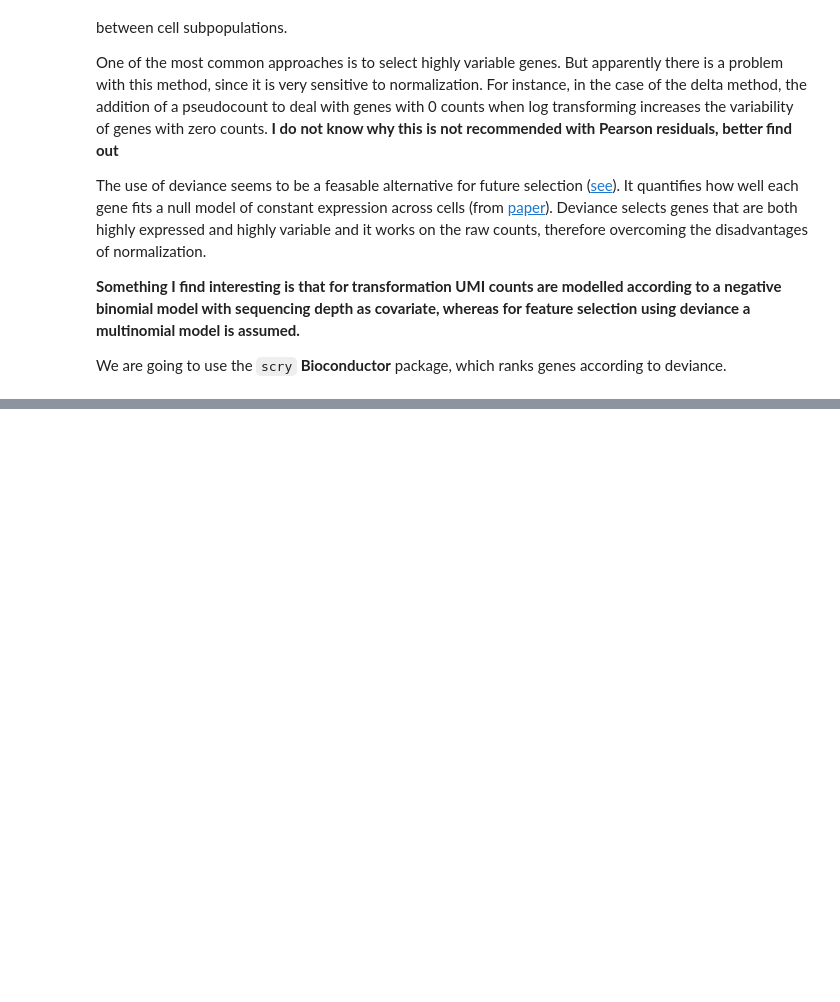
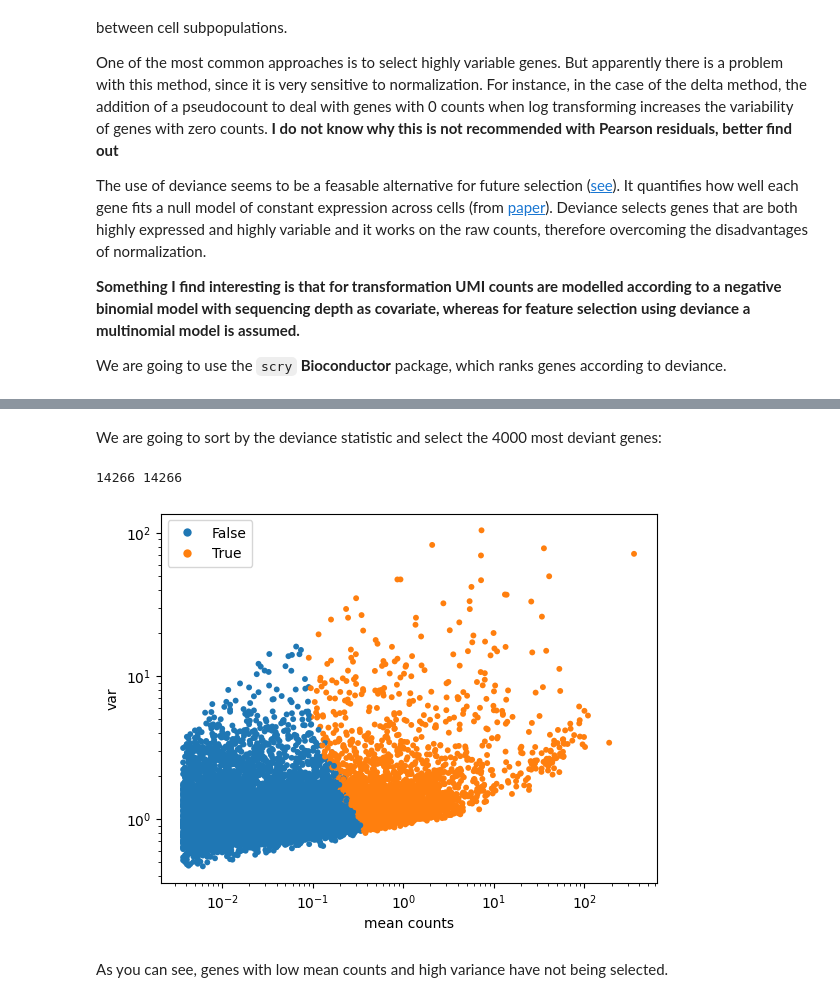
Before and after one commit to FernandoDuarteF/Jupyter-scRNA-seq, a Jupyter notebook: preprocessing/preprocessing.ipynb, the cells around one changed output, grey strips where cells are left out. Drawn from its saved outputs; the diff is of its cells as text; code cells hidden in the pictures; blank space fills up the shorter version.

```diff
--- a/preprocessing/preprocessing.ipynb
+++ b/preprocessing/preprocessing.ipynb
@@ -155,0 +231,18 @@ We are going to use the ``scry`` **Bioconductor** package, which ranks genes acc
+# %%
+%%R -o deviance_stats
+
+library(scry)
+
+deviance_stats = devianceFeatureSelection(raw_counts)
+# %% [markdown]
+We are going to sort by the deviance statistic and select the 4000 most deviant genes:
+# %%
+# This will sort but will give us the indexes instead of values
+idx = deviance_stats.argsort()[-4000:]
+# Now we are going to create an empty boolean array
+mask = np.zeros(adata.var_names.shape, dtype=bool)
+# We want the highest deviant genes to be true
+mask[idx] = True
+
+adata.var["highly_deviant"] = mask
+adata.var["binomial_deviance"] = deviance_stats
@@ -155,0 +251,7 @@ We are going to use the ``scry`` **Bioconductor** package, which ranks genes acc
+# %%
+plot_mean_var(adata, "analytic_pearson_residuals", adata.var["highly_deviant"])
+# %% [output]
+14266 14266
+[figure, added]
+# %% [markdown]
+As you can see, genes with low mean counts and high variance have not being selected.
```
Also changed, not shown: parts of 50 cells of this notebook, 1 other file.
